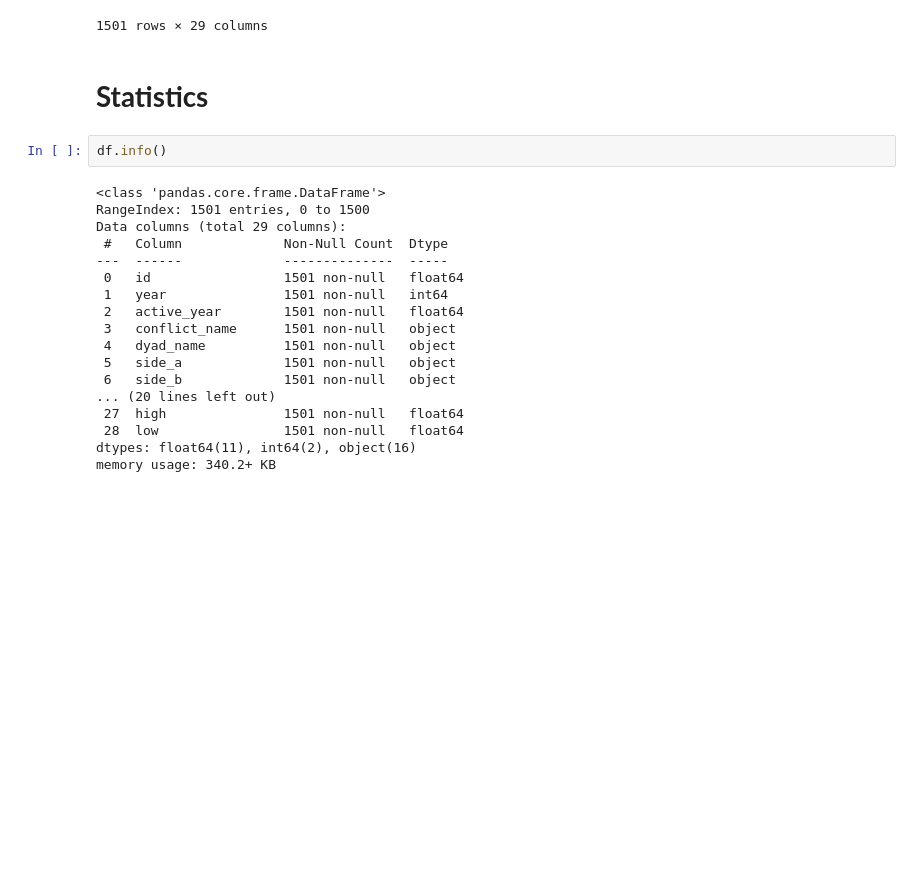
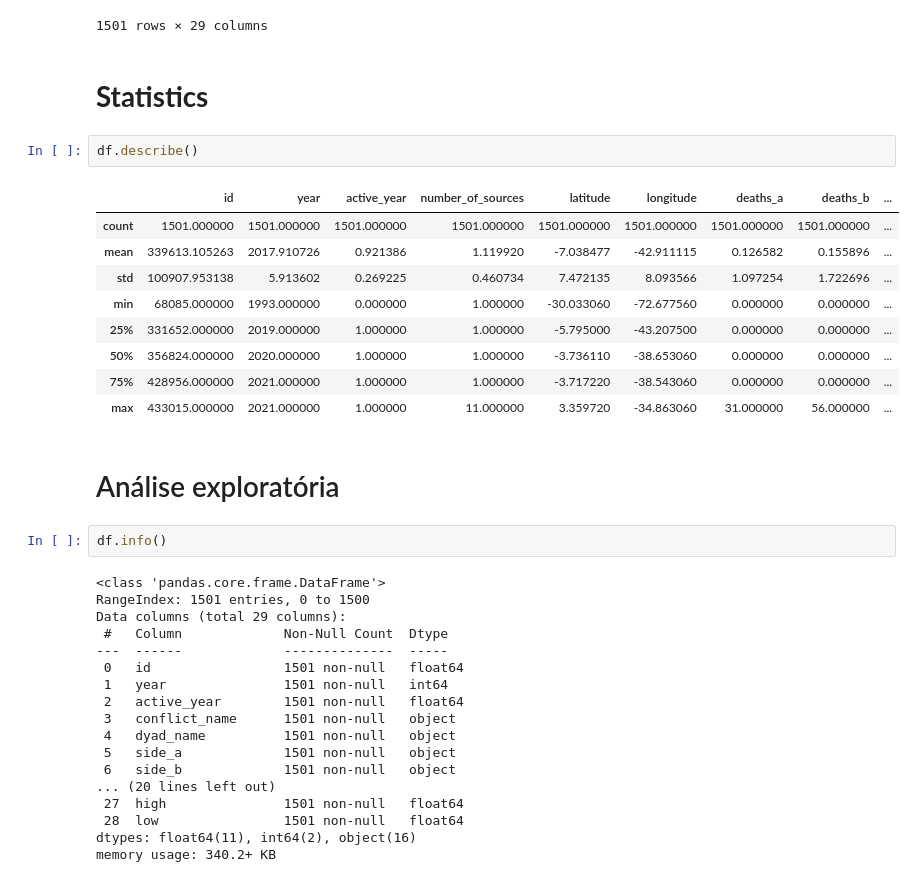
Before and after one commit to AlvaroSampaio/Brazilian-Lethal-violence, a Jupyter notebook: 01EDA.ipynb, the cells around one changed output. Drawn from its saved outputs; the diff is of its cells as text; blank space fills up the shorter version.

```diff
--- a/01EDA.ipynb
+++ b/01EDA.ipynb
@@ -69,6 +69,20 @@ df
 1501 rows × 29 columns
 # %% [markdown]
 # **Statistics**
+# %%
+df.describe()
+# %% [output]
+|  | id | year | active_year | number_of_sources | latitude | longitude | deaths_a | deaths_b | ... |
+| count | 1501.000000 | 1501.000000 | 1501.000000 | 1501.000000 | 1501.000000 | 1501.000000 | 1501.000000 | 1501.000000 | ... |
+| mean | 339613.105263 | 2017.910726 | 0.921386 | 1.119920 | -7.038477 | -42.911115 | 0.126582 | 0.155896 | ... |
+| std | 100907.953138 | 5.913602 | 0.269225 | 0.460734 | 7.472135 | 8.093566 | 1.097254 | 1.722696 | ... |
+| min | 68085.000000 | 1993.000000 | 0.000000 | 1.000000 | -30.033060 | -72.677560 | 0.000000 | 0.000000 | ... |
+| 25% | 331652.000000 | 2019.000000 | 1.000000 | 1.000000 | -5.795000 | -43.207500 | 0.000000 | 0.000000 | ... |
+| 50% | 356824.000000 | 2020.000000 | 1.000000 | 1.000000 | -3.736110 | -38.653060 | 0.000000 | 0.000000 | ... |
+| 75% | 428956.000000 | 2021.000000 | 1.000000 | 1.000000 | -3.717220 | -38.543060 | 0.000000 | 0.000000 | ... |
+| max | 433015.000000 | 2021.000000 | 1.000000 | 11.000000 | 3.359720 | -34.863060 | 31.000000 | 56.000000 | ... |
+# %% [markdown]
+# Análise exploratória
 # %%
 df.info()
 # %% [output]
```
Also changed, not shown: parts of 18 cells of this notebook.
